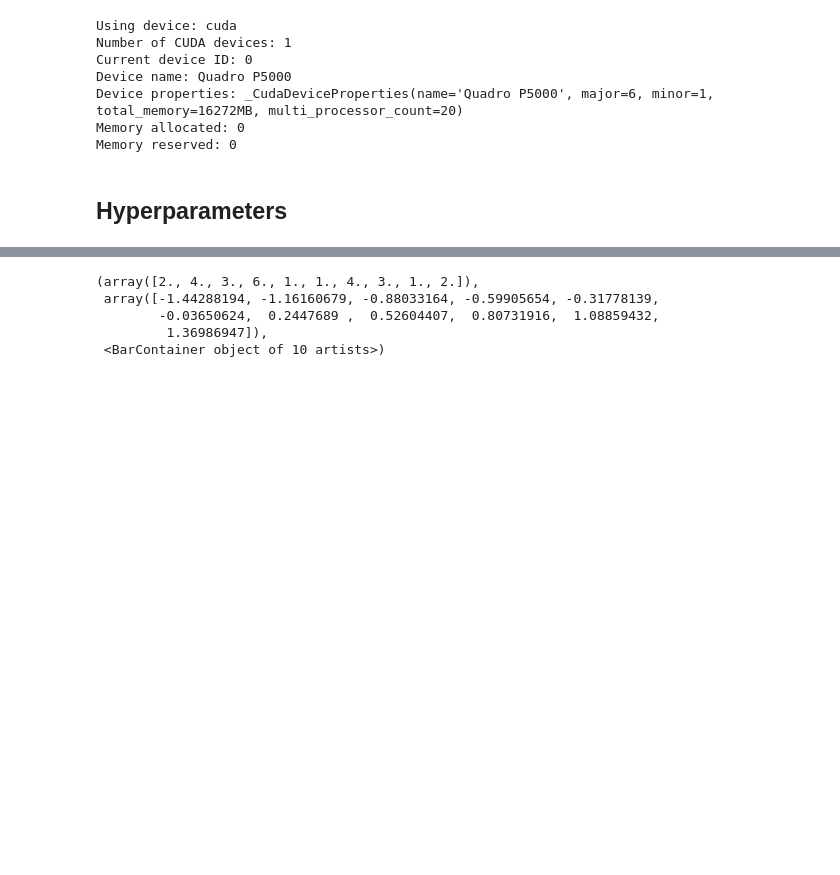
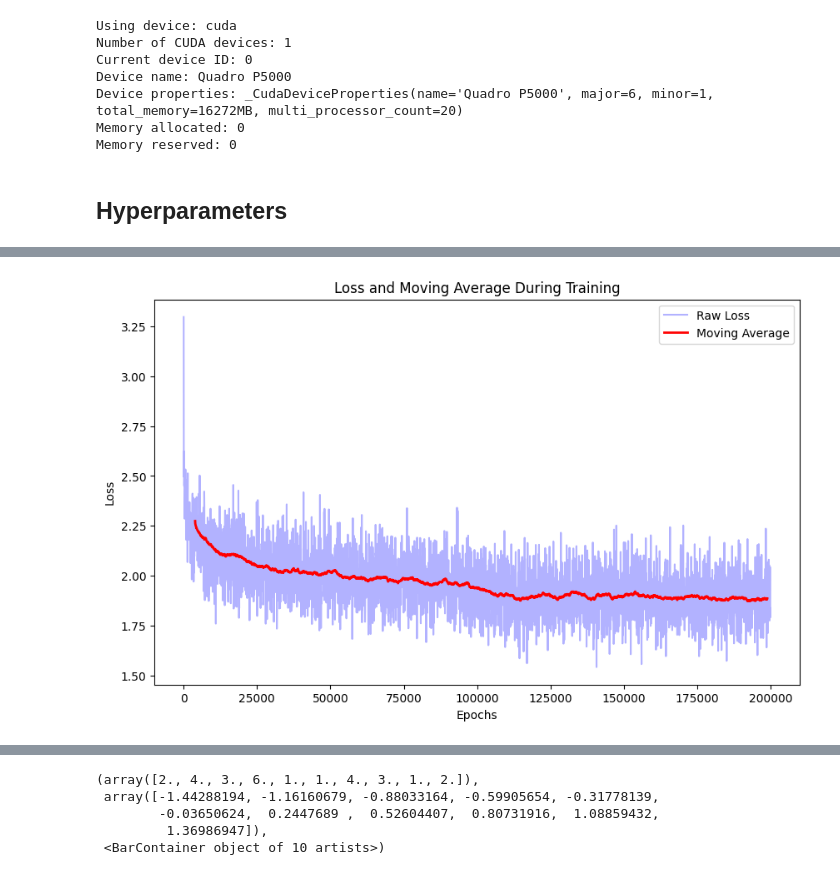
Before and after one commit to SolbiatiAlessandro/machine-learning, a Jupyter notebook: makemore/mlp-normalization.ipynb, the cells around one changed output, grey strips where cells are left out. Cells and saved outputs as stored; diff of their text form; code cells hidden in the pictures; blank space fills up the shorter version.

```diff
--- a/makemore/mlp-normalization.ipynb
+++ b/makemore/mlp-normalization.ipynb
@@ -402,0 +510,28 @@ plt.show()
+# %%
+
+import matplotlib.pyplot as plt
+import numpy as np
+
+
+losses, loss_epochs = runs['block_size_5__embedding_size_20__hidden_layer_size_400__batch_size_128__learning_rates_A_0.35__learning_rates_B_0.05__epochs_200000____hyperparam_search']['lossi'], runs['block_size_5__embedding_size_20__hidden_layer_size_400__batch_size_128__learning_rates_A_0.35__learning_rates_B_0.05__epochs_200000____hyperparam_search']['lossepochs']
+
+# Compute and Plot Moving Average of Loss
+window_size = 100  # Adjust as needed
+
+# Ensure we don't compute beyond available data
+moving_avg = [sum(losses[i:i+window_size]) / window_size
+              for i in range(len(losses) - window_size + 1)]
+
+# Adjust loss_epochs to match the correct indices
+aligned_loss_epochs = [l + len(moving_avg) for l in loss_epochs[:len(moving_avg)]]
+
+plt.figure(figsize=(10, 6))
+plt.plot(loss_epochs, losses, label='Raw Loss', color='blue', alpha=0.3)
+plt.plot(aligned_loss_epochs, moving_avg, label='Moving Average', color='red', linewidth=2)
+plt.xlabel('Epochs')
+plt.ylabel('Loss')
+plt.title('Loss and Moving Average During Training')
+plt.legend()
+plt.show()
+# %% [output]
+[figure, added]
```
Also changed, not shown: parts of 26 cells of this notebook, 4 other files.
